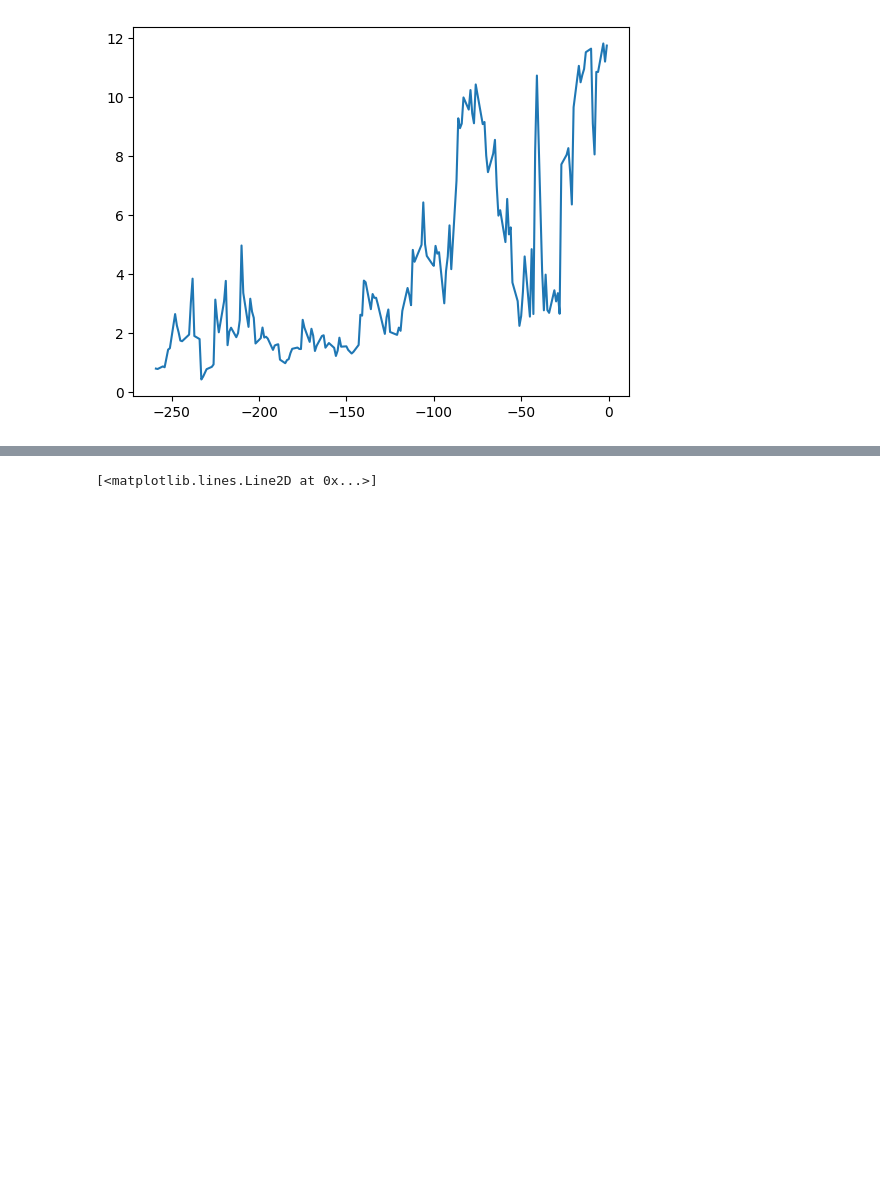
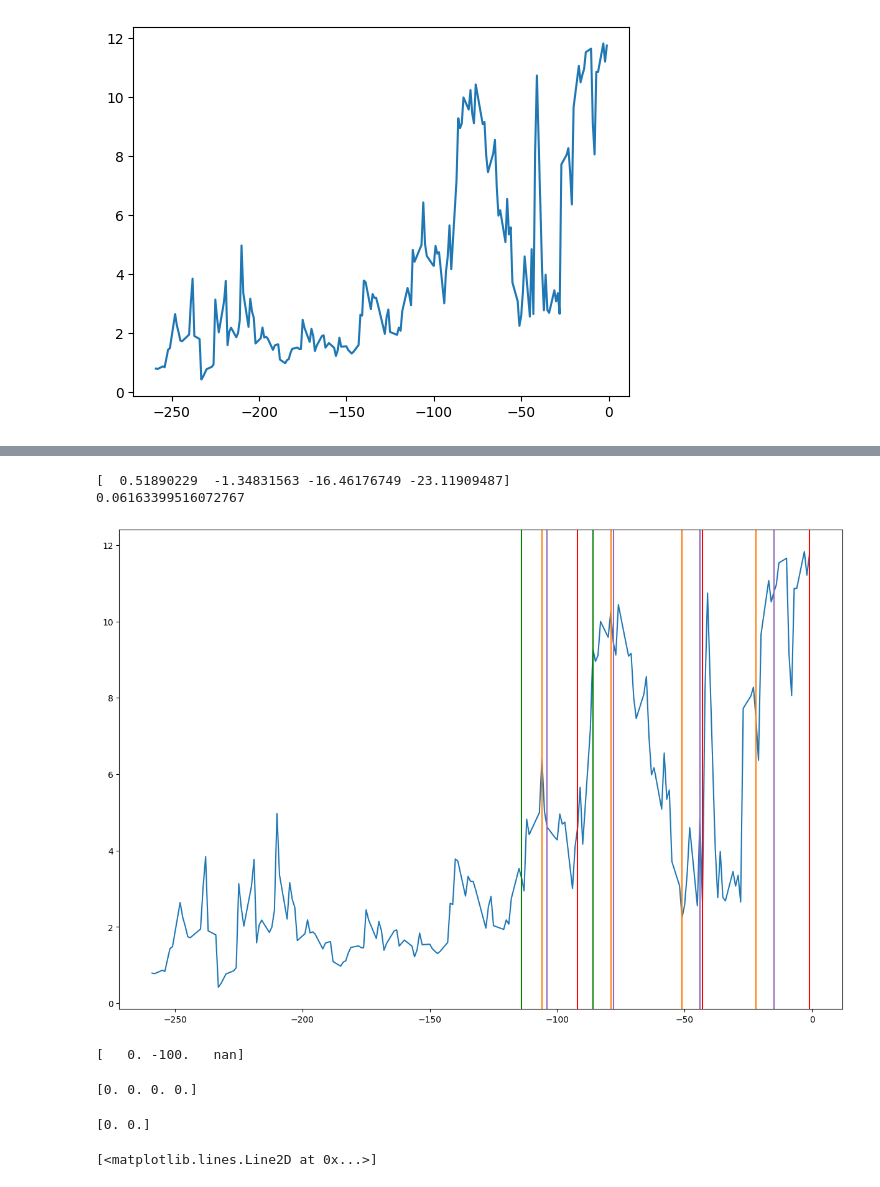
Before and after one commit to Sharkyboy51/CME_FedWatch_Research, a Jupyter notebook: part1_exploration.ipynb, the cells around one changed output, grey strips where cells are left out. Cells and saved outputs as stored; diff of their text form; code cells hidden in the pictures; blank space fills up the shorter version.

```diff
--- a/part1_exploration.ipynb
+++ b/part1_exploration.ipynb
@@ -307,3 +361,55 @@ plt.plot(df_full['days_until_meeting']*-1,df_full['row_kurtosis'])
+# %%
+check = 'event_name_CPI'
+target = 'row_kurtosis'
+result_df_1_1,event_indices = get_surrounding_rows(df_full, check, 1, 1)
+result_df_1_1_stripped = result_df_1_1[~result_df_1_1.index.isin(event_indices)]
+
+percentage_changes = calculate_percentage_change(result_df_1_1_stripped, target)
+print(percentage_changes)
+print(df_full['kurtosis_change'].mean())
+# %% [output]
+[  0.51890229  -1.34831563 -16.46176749 -23.11909487]
+0.06163399516072767
+# %%
+import matplotlib.pyplot as plt
+plt.figure(figsize=(15, 10))
+plt.plot(df_full['days_until_meeting']*-1,df_full['row_kurtosis'])
+plot_binary_events(df_full,"event_name_FOMC Meeting",'r')
+plot_binary_events(df_full,"event_name_Speech Jerom Powell",'green')
+plot_binary_events(df_full,"event_name_CPI",'#ff7f0e') #orange
+plot_binary_events(df_full,"event_name_Job Openings",'#9467bd') #purple
+# %% [output]
+[figure, added]
+# %%
+check = 'event_name_FOMC Meeting'
+target = 'is_correct'
+result_df_1_1,event_indices = get_surrounding_rows(df_full, check, 1, 1)
+result_df_1_1_stripped = result_df_1_1[~result_df_1_1.index.isin(event_indices)]
+
+percentage_changes = calculate_percentage_change(result_df_1_1_stripped, target)
+print(percentage_changes)
+# %% [output]
+[   0. -100.   nan]
+# %%
+check = 'event_name_Job Openings'
+target = 'is_correct'
+result_df_1_1,event_indices = get_surrounding_rows(df_full, check, 1, 1)
+result_df_1_1_stripped = result_df_1_1[~result_df_1_1.index.isin(event_indices)]
+
+percentage_changes = calculate_percentage_change(result_df_1_1_stripped, target)
+print(percentage_changes)
+# %% [output]
+[0. 0. 0. 0.]
+# %%
+check = 'event_name_Speech Jerom Powell'
+target = 'is_correct'
+result_df_1_1,event_indices = get_surrounding_rows(df_full, check, 1, 1)
+result_df_1_1_stripped = result_df_1_1[~result_df_1_1.index.isin(event_indices)]
+
+percentage_changes = calculate_percentage_change(result_df_1_1_stripped, target)
+print(percentage_changes)
+# %% [output]
+[0. 0.]
 # %%
 from sklearn.ensemble import RandomForestClassifier
 from sklearn.model_selection import train_test_split
```
Also changed, not shown: parts of 14 cells of this notebook.
